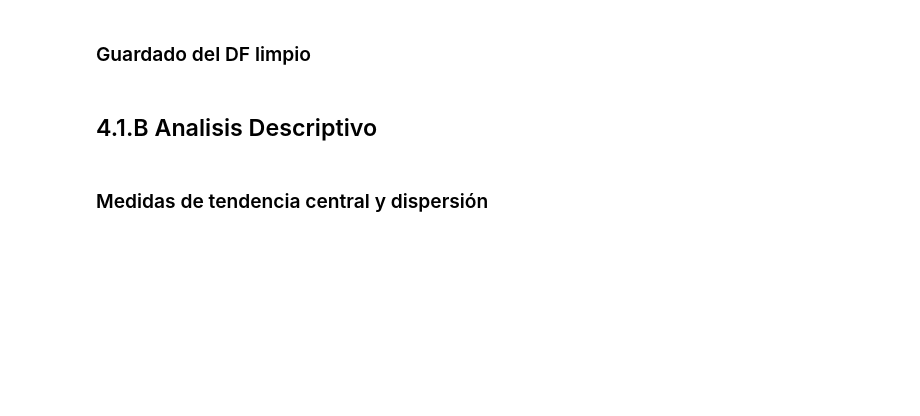
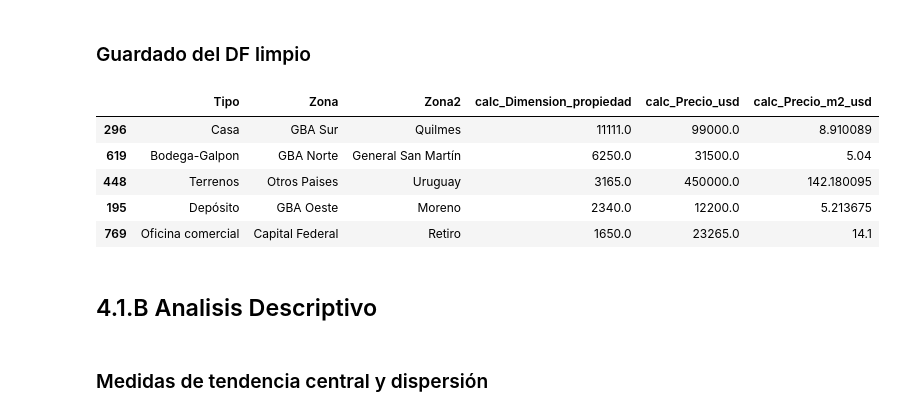
Before and after one commit to GomezMorales/TP_INTEGRADOR_CIENCIAS_DE_DATOS, a Jupyter notebook: TP_integrador_Ciencias_de_datos.ipynb, the cells around one changed output. Drawn from its saved outputs; the diff is of its cells as text; code cells hidden in the pictures; blank space fills up the shorter version.

```diff
--- a/TP_integrador_Ciencias_de_datos.ipynb
+++ b/TP_integrador_Ciencias_de_datos.ipynb
@@ -759,6 +759,16 @@ Filas restantes en el DataFrame: 884
 ### Guardado del DF limpio
 # %%
 df = df_clean
+# %%
+# Ver el registro con la mayor dimensión de propiedad
+df_clean.nlargest(5, 'calc_Dimension_propiedad')[['Tipo', 'Zona', 'Zona2', 'calc_Dimension_propiedad', 'calc_Precio_usd', 'calc_Precio_m2_usd']]
+# %% [output]
+|  | Tipo | Zona | Zona2 | calc_Dimension_propiedad | calc_Precio_usd | calc_Precio_m2_usd |
+| 296 | Casa | GBA Sur | Quilmes | 11111.0 | 99000.0 | 8.910089 |
+| 619 | Bodega-Galpon | GBA Norte | General San Martín | 6250.0 | 31500.0 | 5.04 |
+| 448 | Terrenos | Otros Paises | Uruguay | 3165.0 | 450000.0 | 142.180095 |
+| 195 | Depósito | GBA Oeste | Moreno | 2340.0 | 12200.0 | 5.213675 |
+| 769 | Oficina comercial | Capital Federal | Retiro | 1650.0 | 23265.0 | 14.1 |
 # %% [markdown]
 ## 4.1.B Analisis Descriptivo
 # %% [markdown]
```
Also changed, not shown: parts of 30 cells of this notebook.
